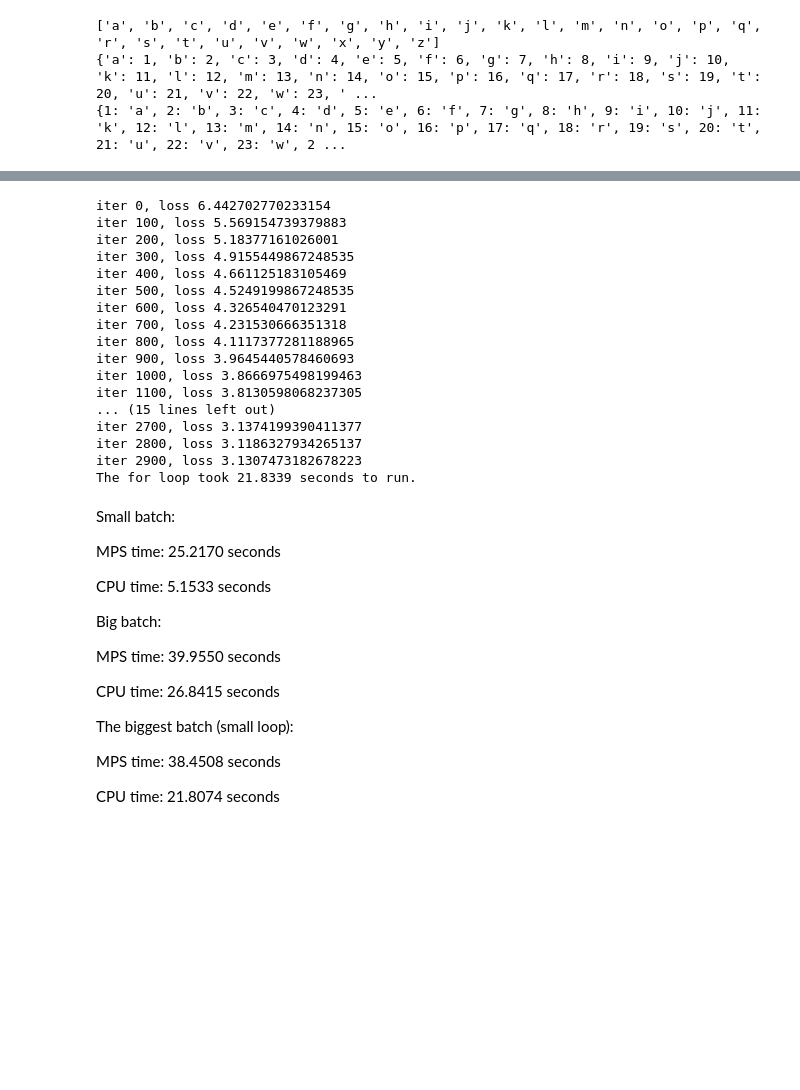
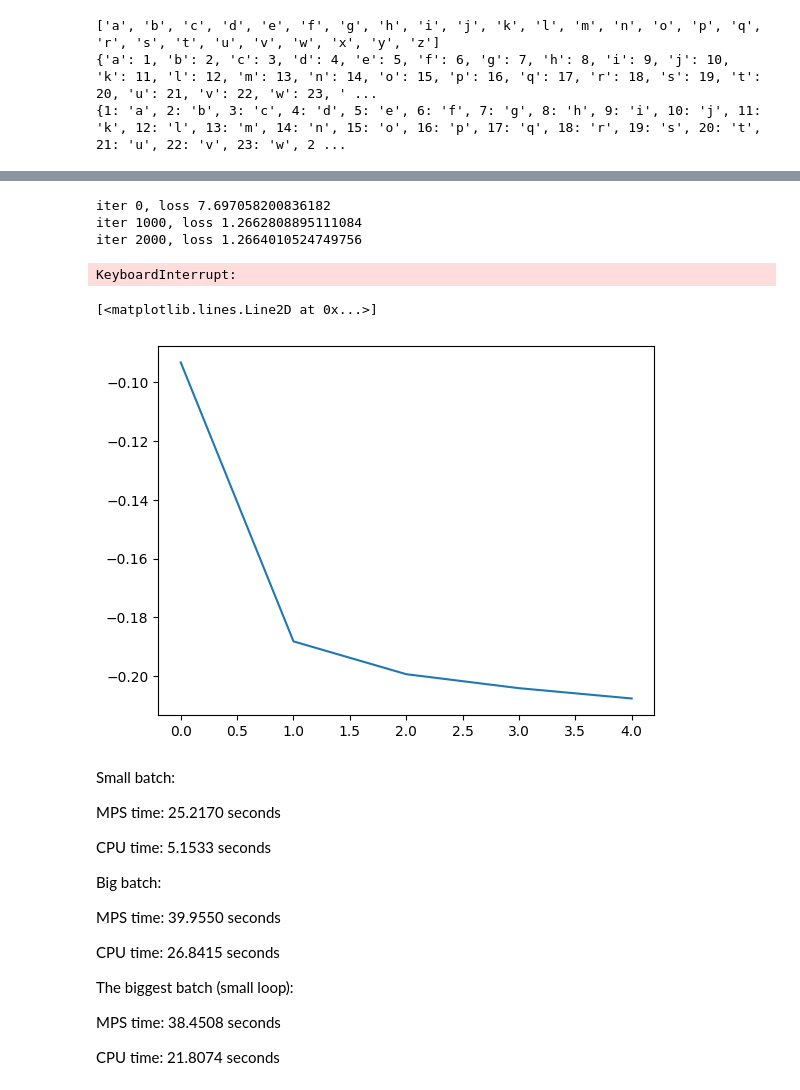
Before and after one commit to nazarkorniychuk/makemoremore, a Jupyter notebook: main.ipynb, the cells around one changed output, grey strips where cells are left out. Cells and saved outputs as stored; diff of their text form; code cells hidden in the pictures; blank space fills up the shorter version.

```diff
--- a/main.ipynb
+++ b/main.ipynb
@@ -184,0 +598,13 @@ for p in parameters:
+# %%
+#define the model
+'''model = Sequential(
+    [TokenEmbedding(vocab_size, n_embd),
+    ResidualTransformerBlock(n_embd, n_head),
+    ResidualTransformerBlock(n_embd, n_head),
+    ResidualTransformerBlock(n_embd, n_head),
+    LayerNorm(n_embd),
+    Linear(n_embd, vocab_size, bias=True),
+    TakeLayer(-1),
+    ]
+)'''
+model = GPT(vocab_size, n_embd, n_head, n_layer, block_size)
@@ -185,34 +614,24 @@ for p in parameters:
+# %%
+optimizer = Adam(model.parameters())
+# %%
+optimizer.lr = learning_rate
 # %%
 start_time = time.time()
 for iter in range(max_iters):
-    idx = torch.randint(0, Xtr.shape[0], (batch_size,))
+    x_batch, y_batch = get_batch('train')
 
-    x_batch = Xtr[idx]
-    y_batch = Ytr[idx]
-
-    #flatten the batch
-    x_batch = C[x_batch].view(x_batch.shape[0], -1)
-
-
-    #forward pass
-    h1 = x_batch @ w1 + b1
-    h1 = torch.tanh(h1)
-    h2 = h1 @ w2 + b2
-
-    #calculate the loss
-    loss = F.cross_entropy(h2, y_batch)
+    logits, loss = model(x_batch, y_batch)
 
     #backward pass
-    for p in parameters:
-        p.grad = None
+    optimizer.zero_grad()
     loss.backward()
 
     #update the parameters
-    for p in parameters:
-        p.data -= learning_rate * p.grad
+    optimizer.step()
 
+    history_loss.append(loss.log10().item())
 
-    if iter % 100 == 0:
+    if iter % 1000 == 0:
         print(f"iter {iter}, loss {loss.item()}")
 
 end_time = time.time()
@@ -220,20 +639,7 @@ elapsed_time = end_time - start_time
 
 print(f"The for loop took {elapsed_time:.4f} seconds to run.")
 # %% [output]
-iter 0, loss 6.442702770233154
-iter 100, loss 5.569154739379883
-iter 200, loss 5.18377161026001
-iter 300, loss 4.9155449867248535
-iter 400, loss 4.661125183105469
-iter 500, loss 4.5249199867248535
-iter 600, loss 4.326540470123291
-iter 700, loss 4.231530666351318
-iter 800, loss 4.1117377281188965
-iter 900, loss 3.9645440578460693
-iter 1000, loss 3.8666975498199463
-iter 1100, loss 3.8130598068237305
-... (15 lines left out)
-iter 2700, loss 3.1374199390411377
-iter 2800, loss 3.1186327934265137
-iter 2900, loss 3.1307473182678223
-The for loop took 21.8339 seconds to run.
+iter 0, loss 7.697058200836182
+iter 1000, loss 1.2662808895111084
+iter 2000, loss 1.2664010524749756
+KeyboardInterrupt:
@@ -242,3 +646,8 @@ learning_rate = 1e-3
+# %%
+plt.plot(torch.tensor(history_loss).view(-1, 1000).mean(1))
+# %% [output]
+[<matplotlib.lines.Line2D at 0x...>]
+[figure, added]
 # %% [markdown]
 Small batch:
 
```
Also changed, not shown: parts of 19 cells of this notebook, 9 other files.
